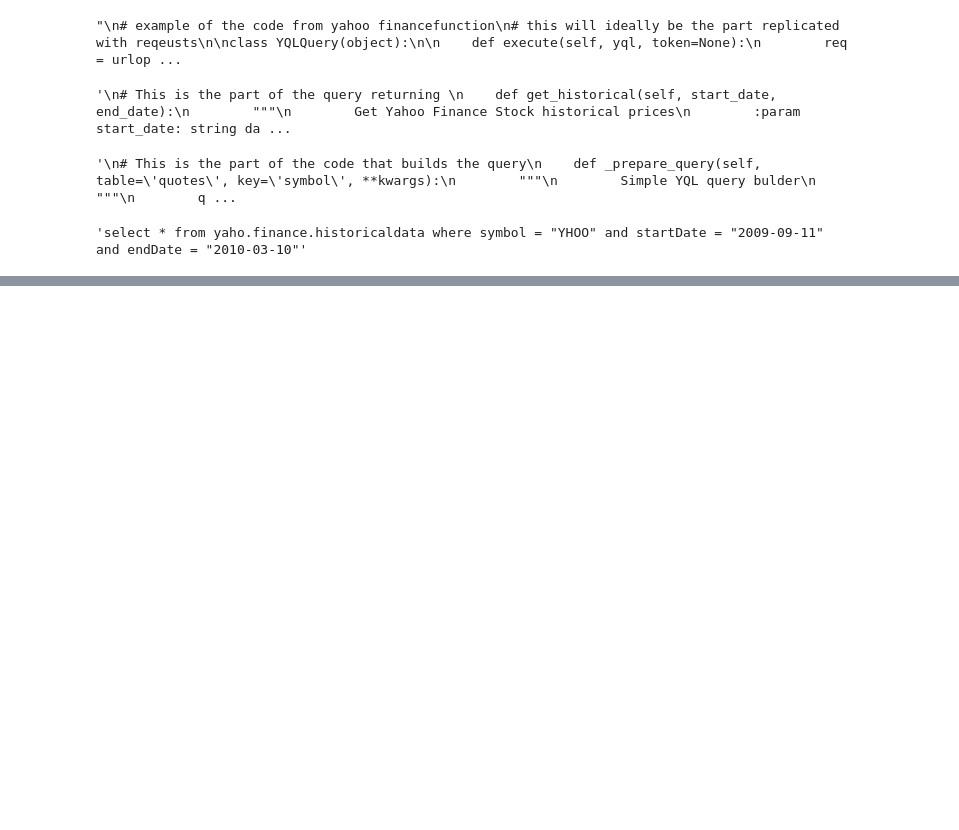
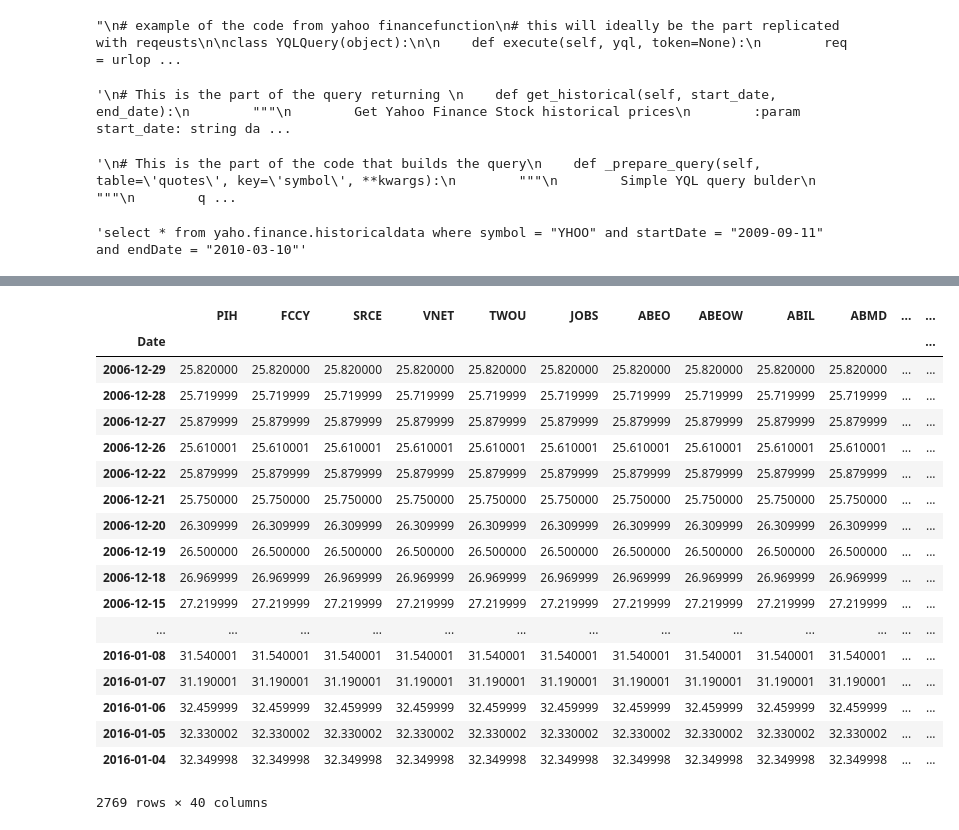
Before and after one commit to weiwang0531/stock-index, a Jupyter notebook: requeststuff.ipynb, the cells around one changed output, grey strips where cells are left out. Drawn from its saved outputs; the diff is of its cells as text; code cells hidden in the pictures; blank space fills up the shorter version.

Commit message:
fix myreq 364 limit via iteration by year

```diff
--- a/requeststuff.ipynb
+++ b/requeststuff.ipynb
@@ -91,3 +103,5 @@ def myreq(ticker, start, end):
         return result
     else:
         pass
+# %%
+years = [2006,2007,2008,2009,2010,2011,2012,2013,2014,2015,2016]
@@ -133,0 +131,44 @@ myreq('AAPL','2008-10-01','2010-03-02')
+# %%
+csv = pd.read_csv('./companylist.csv')
+# We want to keep "Finance, Health Care, Technology, Energy"
+newcsv = csv[csv["Sector"].isin(["Finance", "Energy","Health Care","Technology"])].reset_index()
+del newcsv["index"]
+whole_list = newcsv['Symbol']
+# %%
+#NEW price function
+def price2(ticker):
+    date=[]
+    price=[]
+    report = []
+
+    years = [2006,2007,2008,2009,2010,2011,2012,2013,2014,2015,2016]
+    for x in range(len(years)):
+        y =  years[x]
+        c = myreq('YHOO','{}-01-01'.format(years[x]),'{}-12-31'.format(years[x]))
+        #try:
+
+        for i in range(0,len(c)):
+            date.append(pd.to_datetime(c[i]["Date"]))
+            price.append(float(c[i]["High"]))
+            datef = pd.DataFrame(date)
+            pricef = pd.DataFrame(price)
+            table1 = pd.concat([datef,pricef],axis = 1)
+            table1.columns = ['Date', ticker]
+            table1 = table1.set_index("Date")
+
+        #except Exception:
+            #table1 = pd.DataFrame()
+
+    return table1
+# %%
+del df
+for l in range(0,40):
+    print whole_list[l]
+    get = price2(whole_list[l])
+    try:
+        df = pd.concat([df,get],axis = 1)    # concat. by column
+    except NameError:
+        df = pd.DataFrame(get)    # initialize automatically
+df.shape
+df
+# %% [output]
@@ -133,0 +192,19 @@ myreq('AAPL','2008-10-01','2010-03-02')
+|  | PIH | FCCY | SRCE | VNET | TWOU | JOBS | ABEO | ABEOW | ABIL | ABMD | ... | ... |
+| Date |  |  |  |  |  |  |  |  |  |  |  | ... |
+| 2006-12-29 | 25.820000 | 25.820000 | 25.820000 | 25.820000 | 25.820000 | 25.820000 | 25.820000 | 25.820000 | 25.820000 | 25.820000 | ... | ... |
+| 2006-12-28 | 25.719999 | 25.719999 | 25.719999 | 25.719999 | 25.719999 | 25.719999 | 25.719999 | 25.719999 | 25.719999 | 25.719999 | ... | ... |
+| 2006-12-27 | 25.879999 | 25.879999 | 25.879999 | 25.879999 | 25.879999 | 25.879999 | 25.879999 | 25.879999 | 25.879999 | 25.879999 | ... | ... |
+| 2006-12-26 | 25.610001 | 25.610001 | 25.610001 | 25.610001 | 25.610001 | 25.610001 | 25.610001 | 25.610001 | 25.610001 | 25.610001 | ... | ... |
+| 2006-12-22 | 25.879999 | 25.879999 | 25.879999 | 25.879999 | 25.879999 | 25.879999 | 25.879999 | 25.879999 | 25.879999 | 25.879999 | ... | ... |
+| 2006-12-21 | 25.750000 | 25.750000 | 25.750000 | 25.750000 | 25.750000 | 25.750000 | 25.750000 | 25.750000 | 25.750000 | 25.750000 | ... | ... |
+| 2006-12-20 | 26.309999 | 26.309999 | 26.309999 | 26.309999 | 26.309999 | 26.309999 | 26.309999 | 26.309999 | 26.309999 | 26.309999 | ... | ... |
+| 2006-12-19 | 26.500000 | 26.500000 | 26.500000 | 26.500000 | 26.500000 | 26.500000 | 26.500000 | 26.500000 | 26.500000 | 26.500000 | ... | ... |
+| 2006-12-18 | 26.969999 | 26.969999 | 26.969999 | 26.969999 | 26.969999 | 26.969999 | 26.969999 | 26.969999 | 26.969999 | 26.969999 | ... | ... |
+| 2006-12-15 | 27.219999 | 27.219999 | 27.219999 | 27.219999 | 27.219999 | 27.219999 | 27.219999 | 27.219999 | 27.219999 | 27.219999 | ... | ... |
+| ... | ... | ... | ... | ... | ... | ... | ... | ... | ... | ... | ... | ... |
+| 2016-01-08 | 31.540001 | 31.540001 | 31.540001 | 31.540001 | 31.540001 | 31.540001 | 31.540001 | 31.540001 | 31.540001 | 31.540001 | ... | ... |
+| 2016-01-07 | 31.190001 | 31.190001 | 31.190001 | 31.190001 | 31.190001 | 31.190001 | 31.190001 | 31.190001 | 31.190001 | 31.190001 | ... | ... |
+| 2016-01-06 | 32.459999 | 32.459999 | 32.459999 | 32.459999 | 32.459999 | 32.459999 | 32.459999 | 32.459999 | 32.459999 | 32.459999 | ... | ... |
+| 2016-01-05 | 32.330002 | 32.330002 | 32.330002 | 32.330002 | 32.330002 | 32.330002 | 32.330002 | 32.330002 | 32.330002 | 32.330002 | ... | ... |
+| 2016-01-04 | 32.349998 | 32.349998 | 32.349998 | 32.349998 | 32.349998 | 32.349998 | 32.349998 | 32.349998 | 32.349998 | 32.349998 | ... | ... |
+2769 rows × 40 columns
```
Also changed, not shown: parts of 7 cells of this notebook.
